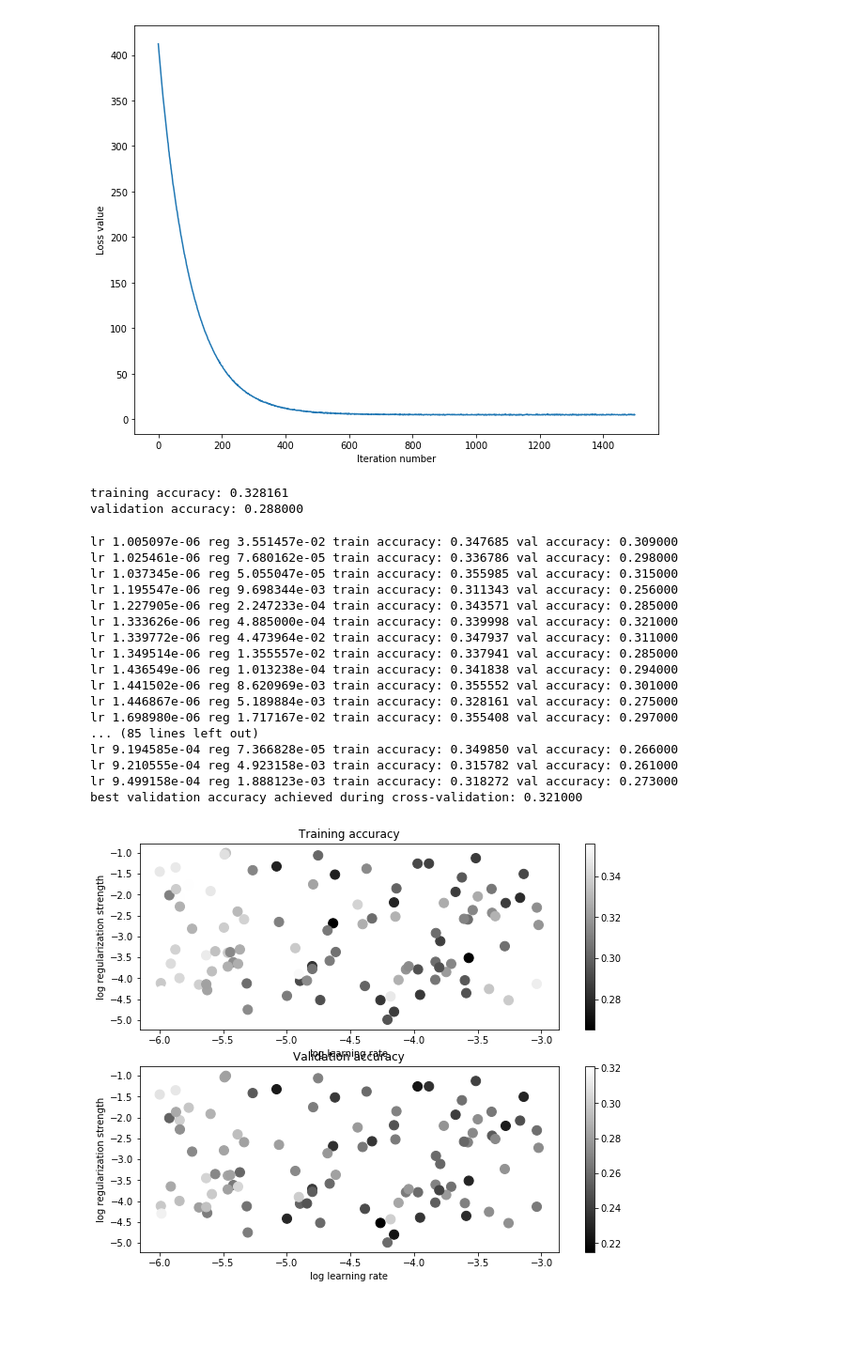
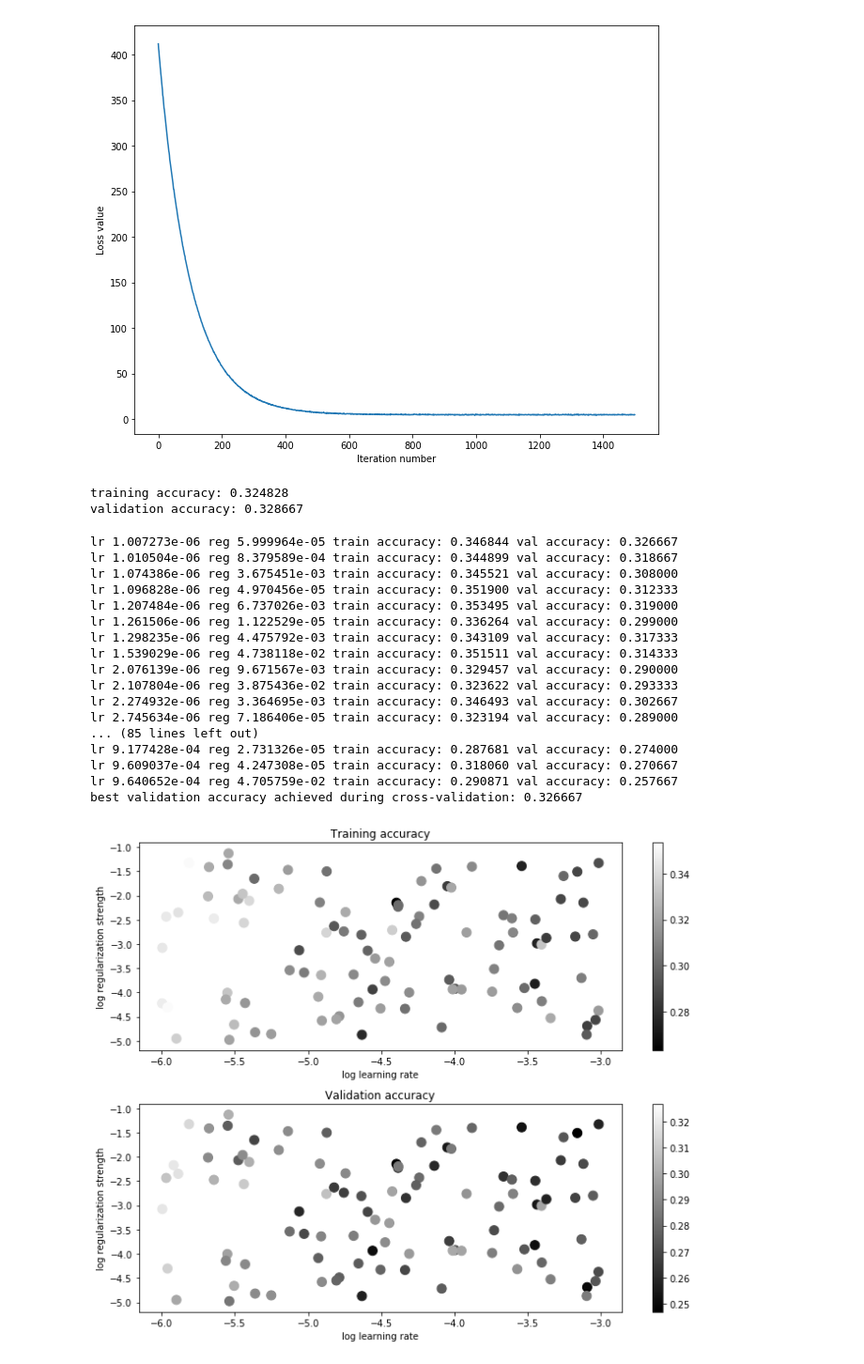
Before and after one commit to ararbi90/CECS-551, a Jupyter notebook: Semester Project_SVM.ipynb, the cells around one changed output. Shown at 94% size. Cells and saved outputs as stored; diff of their text form; code cells hidden in the pictures; blank space fills up the shorter version.

```diff
--- a/Semester Project_SVM.ipynb
+++ b/Semester Project_SVM.ipynb
@@ -71,8 +53,8 @@ Private test labels shape:  (3589,)
 # Split the data into train, val, and test sets. In addition we will
 # create a small development set as a subset of the training data;
 # we can use this for development so our code runs faster.
-num_training = 27709
-num_validation = 1000
+num_training = 25709
+num_validation = 3000
 num_test = 1000
 num_dev = 500
 
@@ -157 +139,10 @@ plt.show()
 [figure]
+# %%
+#Plot an image as scatter plot before subtracting the mean image
+for i in range(2):
+    b = np.array([j+1 for j in range(48)])
+    x = np.repeat(b,X_train[i].reshape((48, 48)).astype('uint8').shape[0])
+    # now reshape the a matrix to generate a vector
+    y = np.reshape(X_train[i].reshape((48, 48)).astype('uint8').T,(1,np.product(X_train[i].reshape((48, 48)).astype('uint8').shape) ))
+    plt.scatter(x,y)
+plt.show()
@@ -157,0 +151,18 @@ plt.show()
+# %%
+#Plot images before subtracting the mean image
+classes = ['angry', 'disgust', 'fear', 'happy', 'sad', 'surprise', 'neutral']
+num_classes = len(classes)
+samples_per_class = 7
+temp = {}
+for y, cls in enumerate(classes):
+    idxs = np.flatnonzero(y_train == y)
+    idxs = np.random.choice(idxs, samples_per_class, replace=False)
+    temp[y] = idxs
+    for i, idx in enumerate(idxs):
+        plt_idx = i * num_classes + y + 1
+        plt.subplot(samples_per_class, num_classes, plt_idx)
+        plt.imshow(X_train[idx].reshape((48, 48)).astype('uint8'))
+        plt.axis('off')
+        if i == 0:
+            plt.title(cls)
+plt.show()
@@ -164,0 +183,9 @@ X_dev -= mean_image
+# %%
+#Plot an image as scatter plot after subtracting the mean_image
+for i in range(2):
+    b = np.array([j+1 for j in range(48)])
+    x = np.repeat(b,X_train[i].reshape((48, 48)).astype('uint8').shape[0])
+    # now reshape the a matrix to generate a vector
+    y = np.reshape(X_train[i].reshape((48, 48)).astype('uint8').T,(1,np.product(X_train[i].reshape((48, 48)).astype('uint8').shape) ))
+    plt.scatter(x,y)
+plt.show()
@@ -320,8 +363,8 @@ print('training accuracy: %f' % (np.mean(y_train == y_train_pred), ))
 y_val_pred = svm.predict(X_val)
 print('validation accuracy: %f' % (np.mean(y_val == y_val_pred), ))
 # %% [output]
-training accuracy: 0.328161
-validation accuracy: 0.288000
+training accuracy: 0.324828
+validation accuracy: 0.328667
 # %%
 from random import uniform
 # Use the validation set to tune hyperparameters (regularization strength and
@@ -393,50 +436,52 @@ for lr, reg in sorted(results):
 
 print('best validation accuracy achieved during cross-validation: %f' % best_val)
 # %% [output]
-lr 1.005097e-06 reg 3.551457e-02 train accuracy: 0.347685 val accuracy: 0.309000
-lr 1.025461e-06 reg 7.680162e-05 train accuracy: 0.336786 val accuracy: 0.298000
-lr 1.037345e-06 reg 5.055047e-05 train accuracy: 0.355985 val accuracy: 0.315000
-lr 1.195547e-06 reg 9.698344e-03 train accuracy: 0.311343 val accuracy: 0.256000
-lr 1.227905e-06 reg 2.247233e-04 train accuracy: 0.343571 val accuracy: 0.285000
-lr 1.333626e-06 reg 4.885000e-04 train accuracy: 0.339998 val accuracy: 0.321000
-lr 1.339772e-06 reg 4.473964e-02 train accuracy: 0.347937 val accuracy: 0.311000
-lr 1.349514e-06 reg 1.355557e-02 train accuracy: 0.337941 val accuracy: 0.285000
-lr 1.436549e-06 reg 1.013238e-04 train accuracy: 0.341838 val accuracy: 0.294000
-lr 1.441502e-06 reg 8.620969e-03 train accuracy: 0.355552 val accuracy: 0.301000
-lr 1.446867e-06 reg 5.189884e-03 train accuracy: 0.328161 val accuracy: 0.275000
-lr 1.698980e-06 reg 1.717167e-02 train accuracy: 0.355408 val accuracy: 0.297000
+lr 1.007273e-06 reg 5.999964e-05 train accuracy: 0.346844 val accuracy: 0.326667
+lr 1.010504e-06 reg 8.379589e-04 train accuracy: 0.344899 val accuracy: 0.318667
+lr 1.074386e-06 reg 3.675451e-03 train accuracy: 0.345521 val accuracy: 0.308000
+lr 1.096828e-06 reg 4.970456e-05 train accuracy: 0.351900 val accuracy: 0.312333
+lr 1.207484e-06 reg 6.737026e-03 train accuracy: 0.353495 val accuracy: 0.319000
+lr 1.261506e-06 reg 1.122529e-05 train accuracy: 0.336264 val accuracy: 0.299000
+lr 1.298235e-06 reg 4.475792e-03 train accuracy: 0.343109 val accuracy: 0.317333
+lr 1.539029e-06 reg 4.738118e-02 train accuracy: 0.351511 val accuracy: 0.314333
+lr 2.076139e-06 reg 9.671567e-03 train accuracy: 0.329457 val accuracy: 0.290000
+lr 2.107804e-06 reg 3.875436e-02 train accuracy: 0.323622 val accuracy: 0.293333
+lr 2.274932e-06 reg 3.364695e-03 train accuracy: 0.346493 val accuracy: 0.302667
+lr 2.745634e-06 reg 7.186406e-05 train accuracy: 0.323194 val accuracy: 0.289000
 ... (85 lines left out)
-lr 9.194585e-04 reg 7.366828e-05 train accuracy: 0.349850 val accuracy: 0.266000
-lr 9.210555e-04 reg 4.923158e-03 train accuracy: 0.315782 val accuracy: 0.261000
-lr 9.499158e-04 reg 1.888123e-03 train accuracy: 0.318272 val accuracy: 0.273000
-best validation accuracy achieved during cross-validation: 0.321000
+lr 9.177428e-04 reg 2.731326e-05 train accuracy: 0.287681 val accuracy: 0.274000
+lr 9.609037e-04 reg 4.247308e-05 train accuracy: 0.318060 val accuracy: 0.270667
+lr 9.640652e-04 reg 4.705759e-02 train accuracy: 0.290871 val accuracy: 0.257667
+best validation accuracy achieved during cross-validation: 0.326667
 # %%
 # Visualize the cross-validation results
 import math
 x_scatter = [math.log10(x[0]) for x in results]
 y_scatter = [math.log10(x[1]) for x in results]
 
 # plot training accuracy
 marker_size = 100
 colors = [results[x][0] for x in results]
 plt.subplot(2, 1, 1)
 plt.scatter(x_scatter, y_scatter, marker_size, c=colors)
 plt.colorbar()
 plt.xlabel('log learning rate')
 plt.ylabel('log regularization strength')
 plt.title('Training accuracy')
 
 # plot validation accuracy
 colors = [results[x][1] for x in results] # default size of markers is 20
 plt.subplot(2, 1, 2)
 plt.scatter(x_scatter, y_scatter, marker_size, c=colors)
 plt.colorbar()
 plt.xlabel('log learning rate')
 plt.ylabel('log regularization strength')
 plt.title('Validation accuracy')
+
+plt.tight_layout()
 plt.show()
 # %% [output]
-[figure, old version]
+[figure, new version]
 # %%
 # Evaluate the best svm on public test set
 y_pub_test_pred = best_svm.predict(X_pub_test)
```
Also changed, not shown: parts of 18 cells of this notebook, 1 other file.
